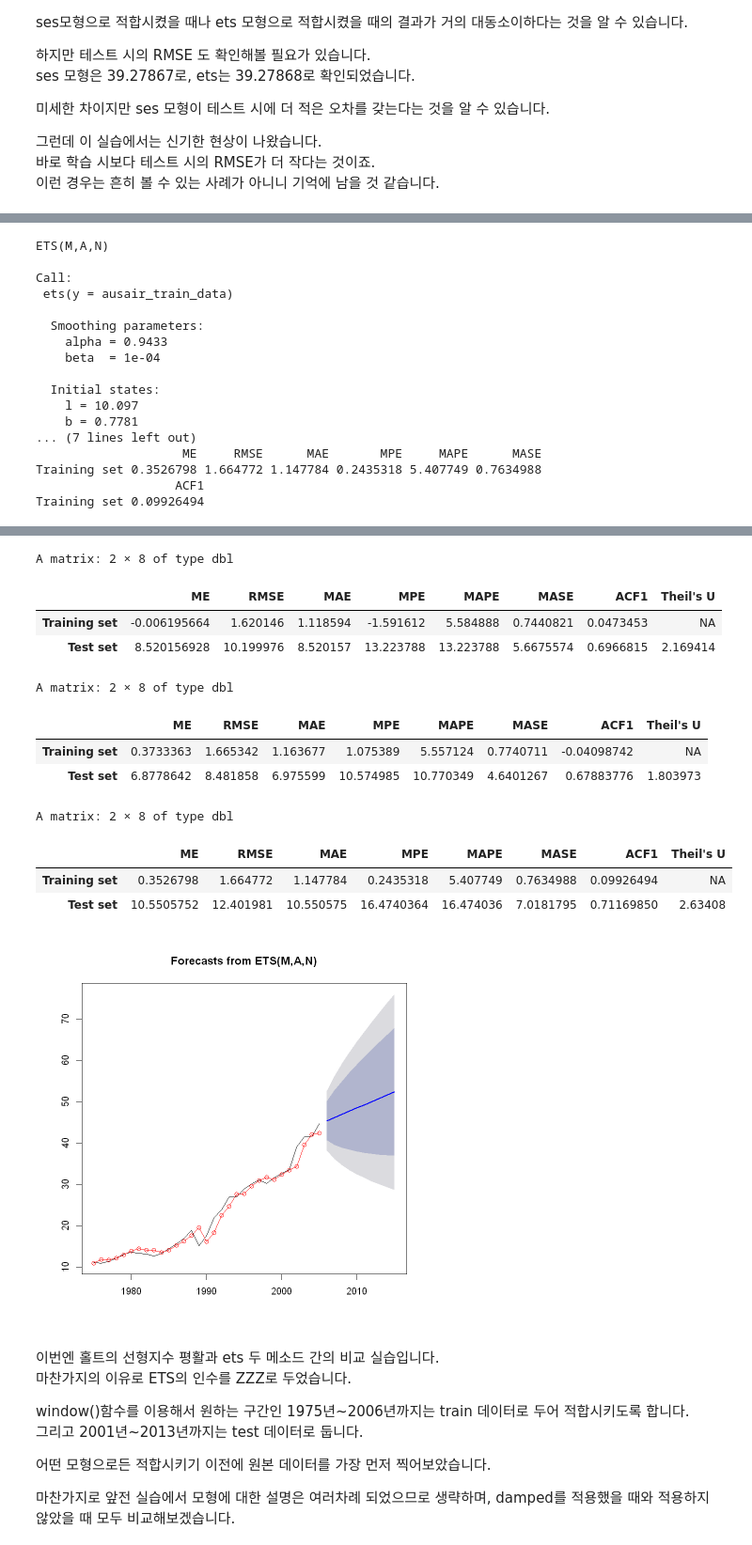
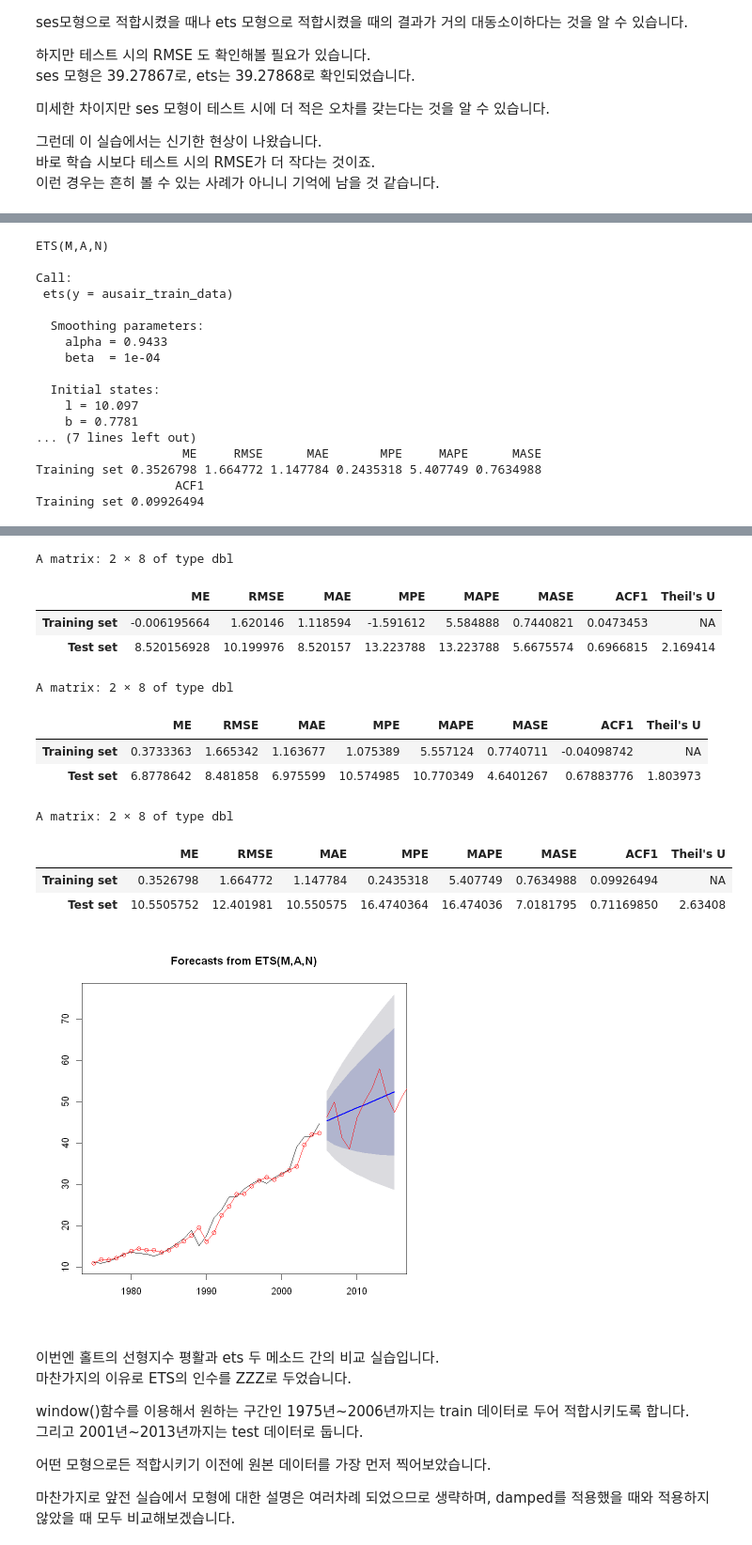
Before and after one commit to ohjinjin/TimeSeries_Lab, a Jupyter notebook: comparing_all_of_exponential_smoothing_method_wih_ets_2.ipynb, the cells around one changed output, grey strips where cells are left out. Shown at 94% size. Cells and saved outputs as stored; diff of their text form; code cells hidden in the pictures.

```diff
--- a/comparing_all_of_exponential_smoothing_method_wih_ets_2.ipynb
+++ b/comparing_all_of_exponential_smoothing_method_wih_ets_2.ipynb
@@ -156,6 +157,7 @@ summary(fit_ets_ausair)
 fore_ets_ausair <- forecast(fit_ets_ausair)
 plot(fore_ets_ausair)
 lines(fitted(fit_ets_ausair), type="o", col="red")
+lines(simulate(fit_ets_ausair, 12), col="red") # 한번 simulate
 
 
 # 평가
@@ -184,34 +186,34 @@ Call:
 ETS(M,A,N)
 
 Call:
  ets(y = ausair_train_data)
 
   Smoothing parameters:
     alpha = 0.9433
     beta  = 1e-04
 
   Initial states:
     l = 10.097
     b = 0.7781
 ... (7 lines left out)
                     ME     RMSE      MAE       MPE     MAPE      MASE
 Training set 0.3526798 1.664772 1.147784 0.2435318 5.407749 0.7634988
                    ACF1
 Training set 0.09926494
 [figure]
 A matrix: 2 × 8 of type dbl
 |  | ME | RMSE | MAE | MPE | MAPE | MASE | ACF1 | Theil's U |
 | Training set | -0.006195664 | 1.620146 | 1.118594 | -1.591612 | 5.584888 | 0.7440821 | 0.0473453 | NA |
 | Test set | 8.520156928 | 10.199976 | 8.520157 | 13.223788 | 13.223788 | 5.6675574 | 0.6966815 | 2.169414 |
 A matrix: 2 × 8 of type dbl
 |  | ME | RMSE | MAE | MPE | MAPE | MASE | ACF1 | Theil's U |
 | Training set | 0.3733363 | 1.665342 | 1.163677 | 1.075389 | 5.557124 | 0.7740711 | -0.04098742 | NA |
 | Test set | 6.8778642 | 8.481858 | 6.975599 | 10.574985 | 10.770349 | 4.6401267 | 0.67883776 | 1.803973 |
 A matrix: 2 × 8 of type dbl
 |  | ME | RMSE | MAE | MPE | MAPE | MASE | ACF1 | Theil's U |
 | Training set | 0.3526798 | 1.664772 | 1.147784 | 0.2435318 | 5.407749 | 0.7634988 | 0.09926494 | NA |
 | Test set | 10.5505752 | 12.401981 | 10.550575 | 16.4740364 | 16.474036 | 7.0181795 | 0.71169850 | 2.63408 |
-[figure, old version]
+[figure, new version]
 # %% [markdown]
 이번엔 홀트의 선형지수 평활과 ets 두 메소드 간의 비교 실습입니다.<br/>
 마찬가지의 이유로 ETS의 인수를 ZZZ로 두었습니다.<br/>
```
Also changed, not shown: parts of 2 cells of this notebook.
